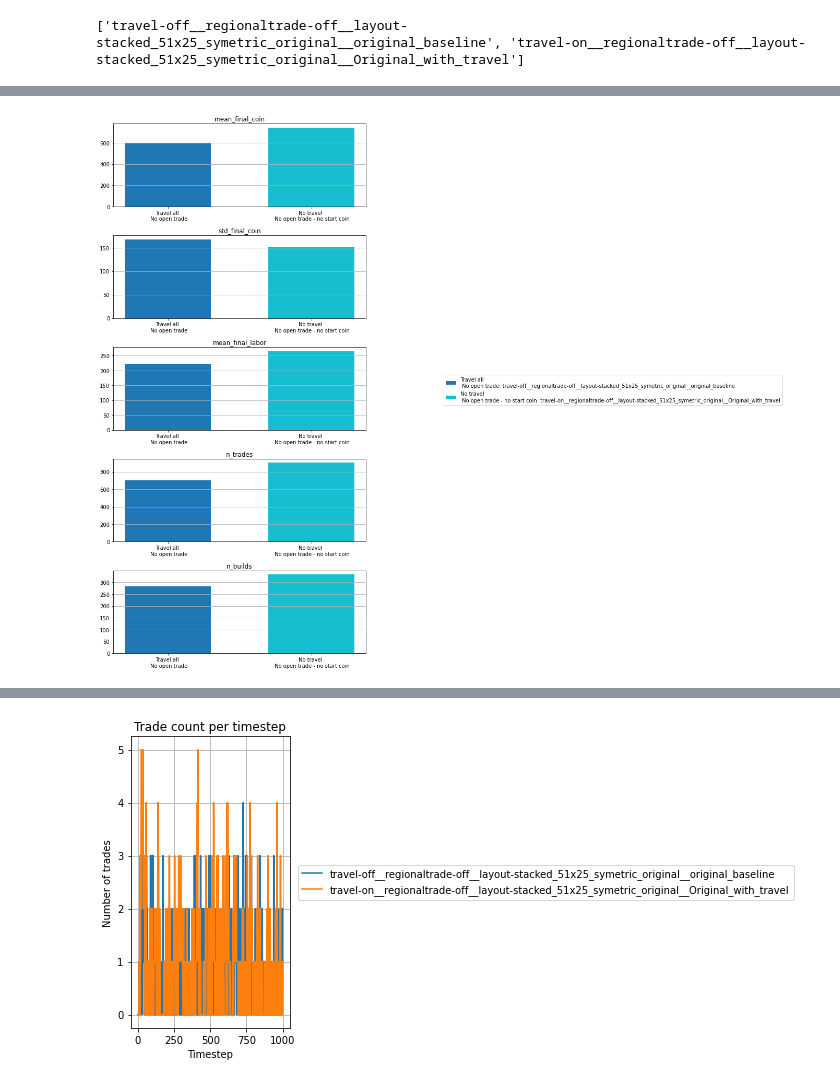
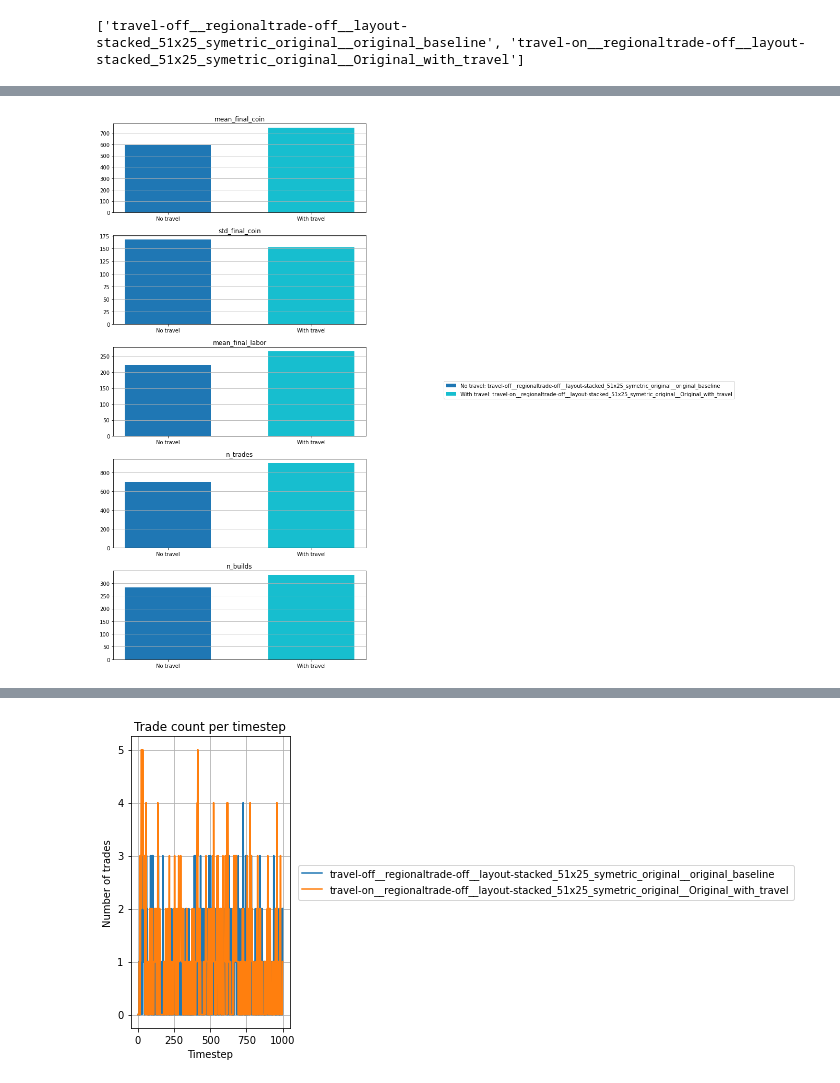
Before and after one commit to DragonsAreFuckingCool/DRL-in-international-economy-ai-economist-, a Jupyter notebook: tutorials/tax_annealing_simulation.ipynb, the cells around one changed output, grey strips where cells are left out. Cells and saved outputs as stored; diff of their text form; code cells hidden in the pictures.

```diff
--- a/tutorials/tax_annealing_simulation.ipynb
+++ b/tutorials/tax_annealing_simulation.ipynb
@@ -1191,13 +1191,13 @@ ray.shutdown()
 ray.init(ignore_reinit_error=True, log_to_driver=False)
 
 settings = exp.ExperimentSettings(
-    phase1_iters = 500,
-    phase2_iters = 1250,
-    phase3a_iters = 500,
-    phase3b_iters = 1250,
-    save_results=True,
-    travel_enabled_phase3a=True,
-    travel_enabled_phase3b=True,
+    phase1_iters = 50,
+    phase2_iters = 125,
+    phase3a_iters = 50,
+    phase3b_iters = 125,
+    save_results=False,
+    travel_enabled_phase3a=False,
+    travel_enabled_phase3b=False,
     experiment_extra_tag = "Original_with_travel",
 )
 
@@ -2465,5 +2445,7 @@ print(run_dirs)
+# %%
+runs = load_experiment_runs(run_dirs)
 # %%
-runs = plotting.load_experiment_runs(run_dirs)
+#runs = plotting.load_experiment_runs(run_dirs)
 
 print([r["name"] for r in runs])
 # %% [output]
@@ -2485,10 +2655,21 @@ plotting.compare_training_curves(
 # %%
 
-fig, summary_df = plotting.compare_summary_bars(
+
+fig, out_df = plotting.compare_summary_bars(
     runs,
-    short_labels=["Travel all \n No open trade","No travel \n No open trade - no start coin"]
+    metrics=[
+        "mean_final_coin",
+        "std_final_coin",
+        "mean_final_labor",
+        "n_trades",
+        "n_builds",
+    ],
+    short_labels=["No travel", "With travel"],
+    show_legend=True,
+    errorbar="std",   # or "sem"
 )
-summary_df
+
+out_df
 # %% [output]
 |  | label | mean_final_coin | std_final_coin | mean_final_labor | n_trades | n_builds | total_build_income | ... |
 | name |  |  |  |  |  |  |  | ... |
@@ -2497 +2678 @@ summary_df
-[figure, old version]
+[figure, new version]
```
Also changed, not shown: parts of 76 cells of this notebook.
